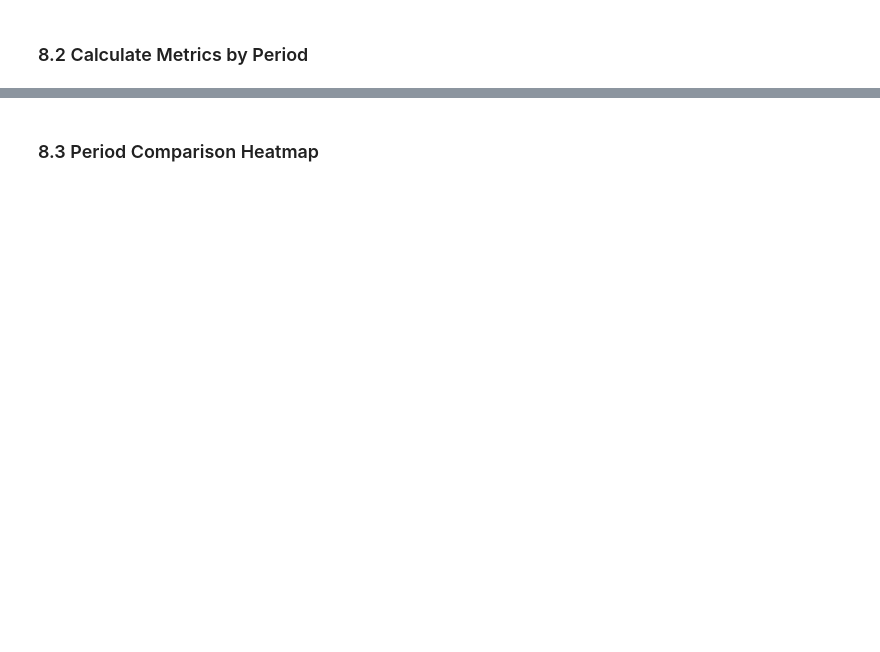
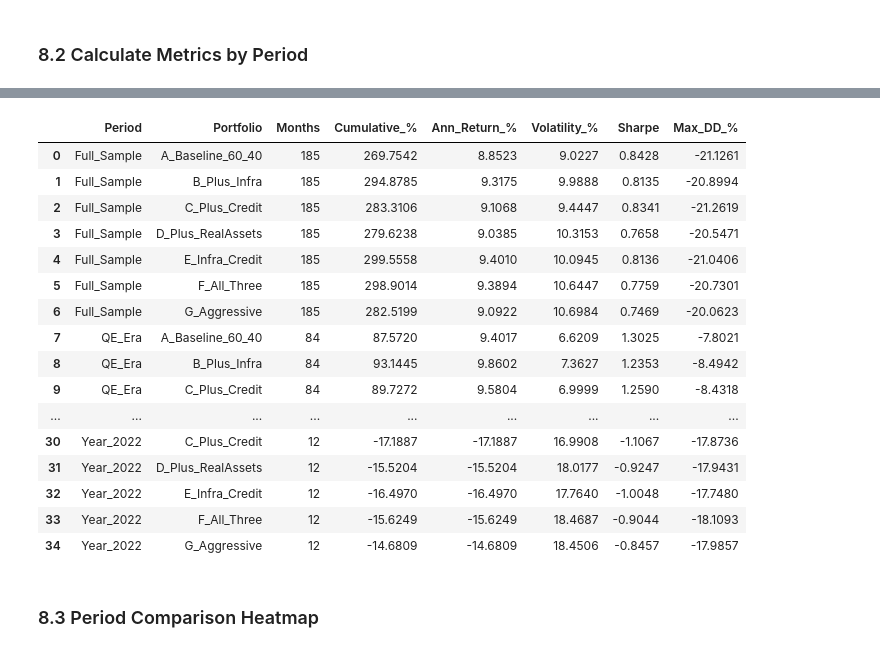
Before and after one commit to totharnie-arch/claude-portfolio-insights, a Jupyter notebook: portfolio_backtesting_notebook.ipynb, the cells around one changed output, grey strips where cells are left out. Cells and saved outputs as stored; diff of their text form; code cells hidden in the pictures; blank space fills up the shorter version.

```diff
--- a/portfolio_backtesting_notebook.ipynb
+++ b/portfolio_backtesting_notebook.ipynb
@@ -191,16 +218,16 @@ daily_prices.tail(10)
 # %%
 def calculate_monthly_returns(daily_prices):
     """
-    Convert daily prices to monthly total returns.
+    Convert daily prices to monthly log returns.
 
     Returns:
-        pd.DataFrame: Monthly returns
+        pd.DataFrame: Monthly log returns
     """
     # Resample to month-end prices
     monthly_prices = daily_prices.resample('ME').last()
 
-    # Calculate percentage returns
-    monthly_returns = monthly_prices.pct_change()
+    # Calculate log returns
+    monthly_returns = np.log(monthly_prices / monthly_prices.shift(1))
 
     # Drop first row (NaN)
     monthly_returns = monthly_returns.dropna(how='all')
@@ -829,3 +1041,23 @@ else:
+# %%
+period_metrics
+# %% [output]
+|  | Period | Portfolio | Months | Cumulative_% | Ann_Return_% | Volatility_% | Sharpe | Max_DD_% |
+| 0 | Full_Sample | A_Baseline_60_40 | 185 | 269.7542 | 8.8523 | 9.0227 | 0.8428 | -21.1261 |
+| 1 | Full_Sample | B_Plus_Infra | 185 | 294.8785 | 9.3175 | 9.9888 | 0.8135 | -20.8994 |
+| 2 | Full_Sample | C_Plus_Credit | 185 | 283.3106 | 9.1068 | 9.4447 | 0.8341 | -21.2619 |
+| 3 | Full_Sample | D_Plus_RealAssets | 185 | 279.6238 | 9.0385 | 10.3153 | 0.7658 | -20.5471 |
+| 4 | Full_Sample | E_Infra_Credit | 185 | 299.5558 | 9.4010 | 10.0945 | 0.8136 | -21.0406 |
+| 5 | Full_Sample | F_All_Three | 185 | 298.9014 | 9.3894 | 10.6447 | 0.7759 | -20.7301 |
+| 6 | Full_Sample | G_Aggressive | 185 | 282.5199 | 9.0922 | 10.6984 | 0.7469 | -20.0623 |
+| 7 | QE_Era | A_Baseline_60_40 | 84 | 87.5720 | 9.4017 | 6.6209 | 1.3025 | -7.8021 |
+| 8 | QE_Era | B_Plus_Infra | 84 | 93.1445 | 9.8602 | 7.3627 | 1.2353 | -8.4942 |
+| 9 | QE_Era | C_Plus_Credit | 84 | 89.7272 | 9.5804 | 6.9999 | 1.2590 | -8.4318 |
+| ... | ... | ... | ... | ... | ... | ... | ... | ... |
+| 30 | Year_2022 | C_Plus_Credit | 12 | -17.1887 | -17.1887 | 16.9908 | -1.1067 | -17.8736 |
+| 31 | Year_2022 | D_Plus_RealAssets | 12 | -15.5204 | -15.5204 | 18.0177 | -0.9247 | -17.9431 |
+| 32 | Year_2022 | E_Infra_Credit | 12 | -16.4970 | -16.4970 | 17.7640 | -1.0048 | -17.7480 |
+| 33 | Year_2022 | F_All_Three | 12 | -15.6249 | -15.6249 | 18.4687 | -0.9044 | -18.1093 |
+| 34 | Year_2022 | G_Aggressive | 12 | -14.6809 | -14.6809 | 18.4506 | -0.8457 | -17.9857 |
 # %% [markdown]
 ### 8.3 Period Comparison Heatmap
 # %%
```
Also changed, not shown: parts of 33 cells of this notebook.
